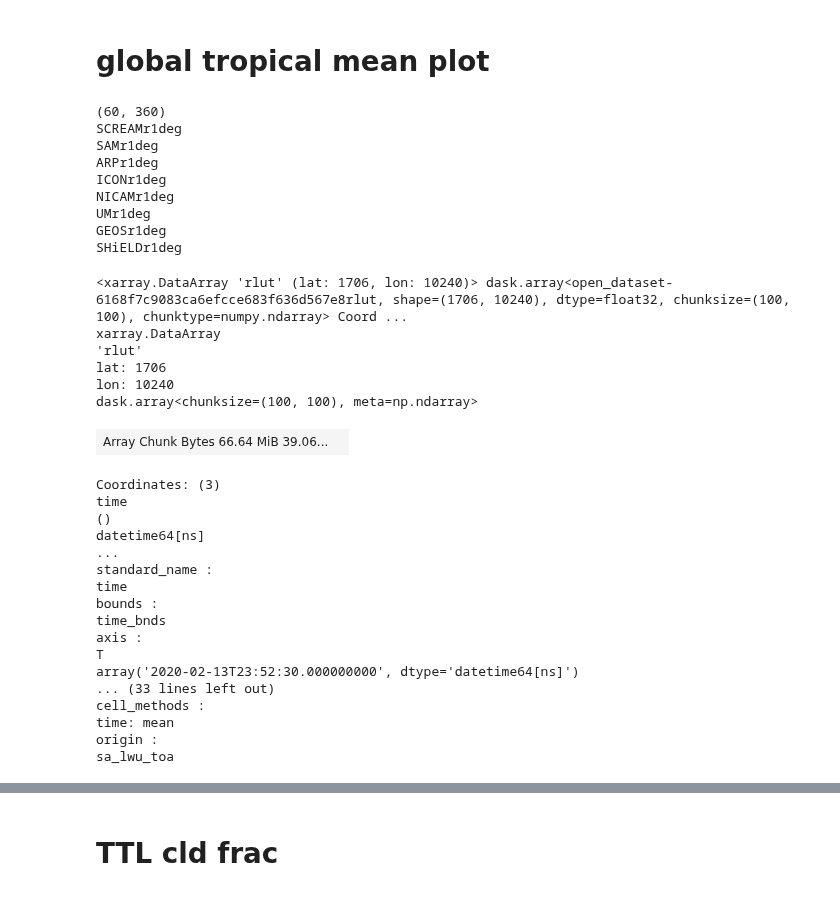
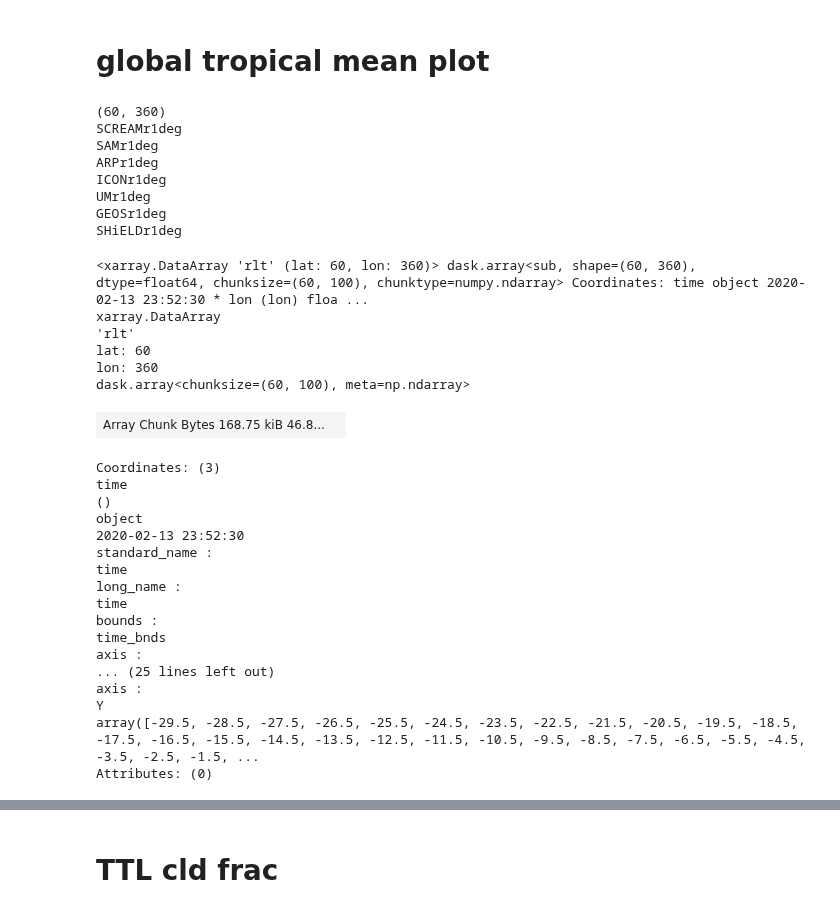
Before and after one commit to smturbev/dyamond2, a Jupyter notebook: python_scripts/global_tropics_mean.ipynb, the cells around one changed output, grey strips where cells are left out. Cells and saved outputs as stored; diff of their text form; code cells hidden in the pictures.

```diff
--- a/python_scripts/global_tropics_mean.ipynb
+++ b/python_scripts/global_tropics_mean.ipynb
@@ -14,7 +14,7 @@ pbar.register()
 var="rlt"
 var1="rlut"
 chunk_dict = {"lat":100, "lon":100, "latitude":100, "longitude":100}
-diff=False
+diff=True
 lev=0
 # %% [markdown]
 # global tropical mean plot
@@ -22,7 +22,7 @@ lev=0
 # load variables into an array
 if var=="rlt":
     models = ["SCREAMr1deg", "SAMr1deg", "ARPr1deg", "ICONr1deg"]
-    models1= ["NICAMr1deg", "UMr1deg", "GEOSr1deg", "SHiELDr1deg"]
+    models1= ["UMr1deg", "GEOSr1deg", "SHiELDr1deg"]
     da = xr.open_dataset(ap.get_timmean_file("CERES","GT","rad_toa_1hm_JFM")).adj_atmos_lw_up_all_toa_1hm.mean(dim="time")
     mod = {"CERES 1HM":da}
     print(da.shape)
@@ -78,37 +78,36 @@ SCREAMr1deg
 SAMr1deg
 ARPr1deg
 ICONr1deg
-NICAMr1deg
 UMr1deg
 GEOSr1deg
 SHiELDr1deg
 # %%
-mod["NICAMr1deg"]
+mod["SCREAMr1deg"]
 # %% [output]
-<xarray.DataArray 'rlut' (lat: 1706, lon: 10240)> dask.array<open_dataset-6168f7c9083ca6efcce683f636d567e8rlut, shape=(1706, 10240), dtype=float32, chunksize=(100, 100), chunktype=numpy.ndarray> Coord ...
+<xarray.DataArray 'rlt' (lat: 60, lon: 360)> dask.array<sub, shape=(60, 360), dtype=float64, chunksize=(60, 100), chunktype=numpy.ndarray> Coordinates: time object 2020-02-13 23:52:30 * lon (lon) floa ...
 xarray.DataArray
-'rlut'
-lat: 1706
-lon: 10240
-dask.array<chunksize=(100, 100), meta=np.ndarray>
+'rlt'
+lat: 60
+lon: 360
+dask.array<chunksize=(60, 100), meta=np.ndarray>
-| Array Chunk Bytes 66.64 MiB 39.06... |  |
+| Array Chunk Bytes 168.75 kiB 46.8... |  |
 Coordinates: (3)
 time
 ()
-datetime64[ns]
-...
+object
+2020-02-13 23:52:30
 standard_name :
+time
+long_name :
 time
 bounds :
 time_bnds
 axis :
-T
-array('2020-02-13T23:52:30.000000000', dtype='datetime64[ns]')
-... (33 lines left out)
-cell_methods :
-time: mean
-origin :
-sa_lwu_toa
+... (25 lines left out)
+axis :
+Y
+array([-29.5, -28.5, -27.5, -26.5, -25.5, -24.5, -23.5, -22.5, -21.5, -20.5, -19.5, -18.5, -17.5, -16.5, -15.5, -14.5, -13.5, -12.5, -11.5, -10.5, -9.5, -8.5, -7.5, -6.5, -5.5, -4.5, -3.5, -2.5, -1.5, ...
+Attributes: (0)
 # %%
 # fig, ax = plt.subplots(len(mod),1, figsize=(8,2*len(mod)),
 #                        subplot_kw={'projection':ccrs.PlateCarree(central_longitude=180)},
```
Also changed, not shown: parts of 3 cells of this notebook, 2 other files.
